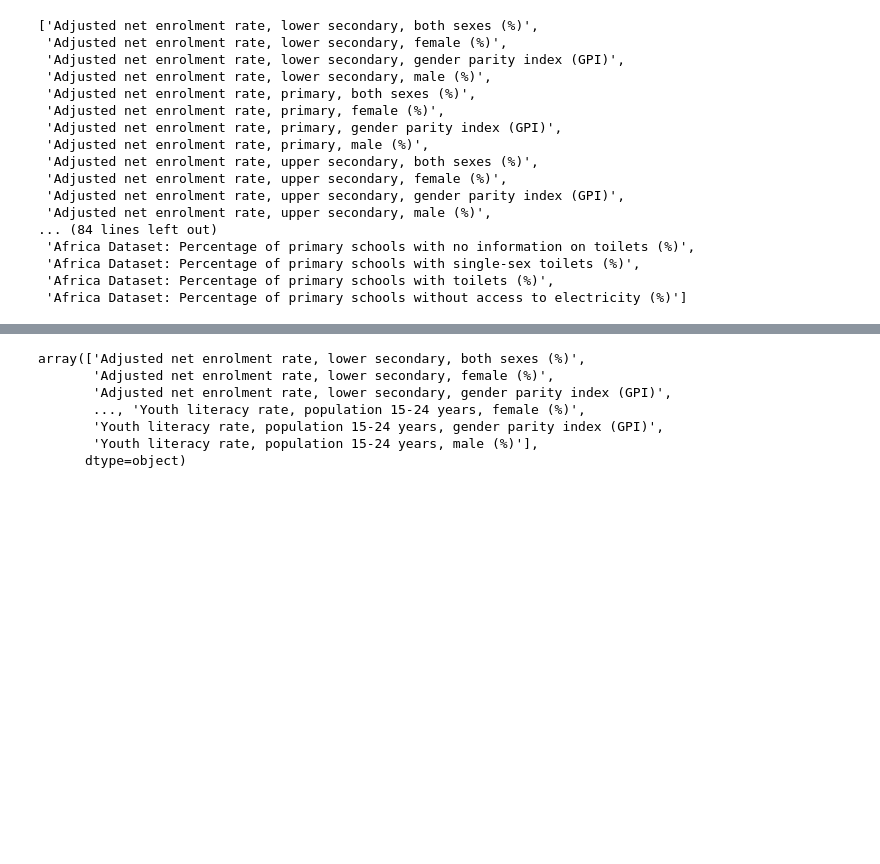
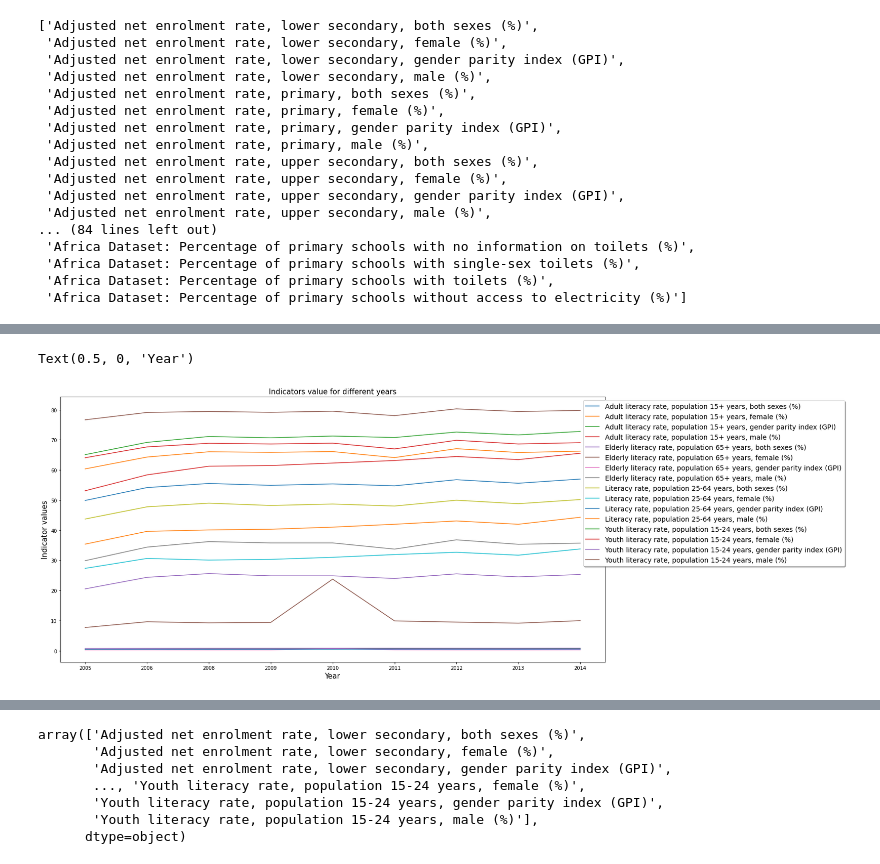
Before and after one commit to sksuman97/WorldBank-Global-Education-Analysis, a Jupyter notebook: Sumanta_Muduli_World_Bank_Global_Education_Analysis_Capstone_Project.ipynb, the cells around one changed output, grey strips where cells are left out. Drawn from its saved outputs; the diff is of its cells as text; code cells hidden in the pictures; blank space fills up the shorter version.

```diff
--- a/Sumanta_Muduli_World_Bank_Global_Education_Analysis_Capstone_Project.ipynb
+++ b/Sumanta_Muduli_World_Bank_Global_Education_Analysis_Capstone_Project.ipynb
@@ -514,0 +825,3 @@ India[~India.isnull()]
+# %%
+# This data have two 2014 column so let's drop the duplicate
+pakistan_literacy_table=pakistan_literacy_table.loc[:,~pakistan_literacy_table.columns.duplicated()]
@@ -514,0 +848,2 @@ India[~India.isnull()]
+# %%
+pakistan_literacy_table.reset_index(drop=True,inplace=True)
@@ -514,0 +918,2 @@ India[~India.isnull()]
+# %%
+pakistan_literacy_table.drop(columns=['Country Name','Country Code','Indicator Code'],inplace=True)
@@ -514,0 +925,2 @@ India[~India.isnull()]
+# %%
+pakistan_literacy_table.set_index('Indicator Name',inplace=True)
@@ -514,0 +963,11 @@ India[~India.isnull()]
+# %%
+# plt.figure()
+pakistan_literacy_table.transpose().plot(figsize=(20,10))
+
+plt.legend(loc='upper center', bbox_to_anchor=(1.2, 1),shadow=True,fontsize=14)
+plt.title('Indicators value for different years',fontsize=15)
+plt.ylabel('Indicator values',fontsize=15)
+plt.xlabel('Year',fontsize=15)
+# %% [output]
+Text(0.5, 0, 'Year')
+[figure, added]
```
Also changed, not shown: parts of 91 cells of this notebook.
